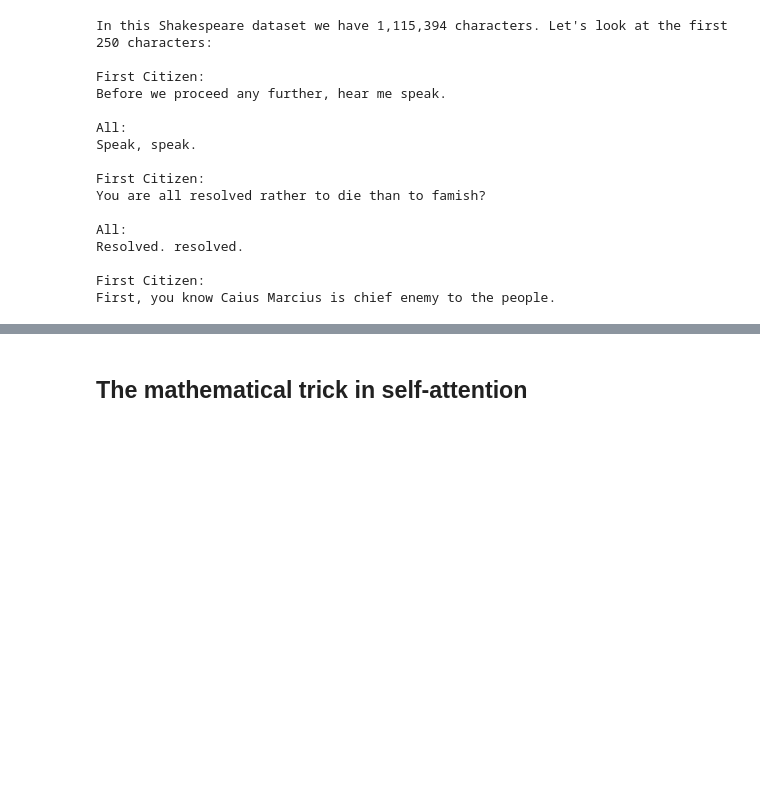
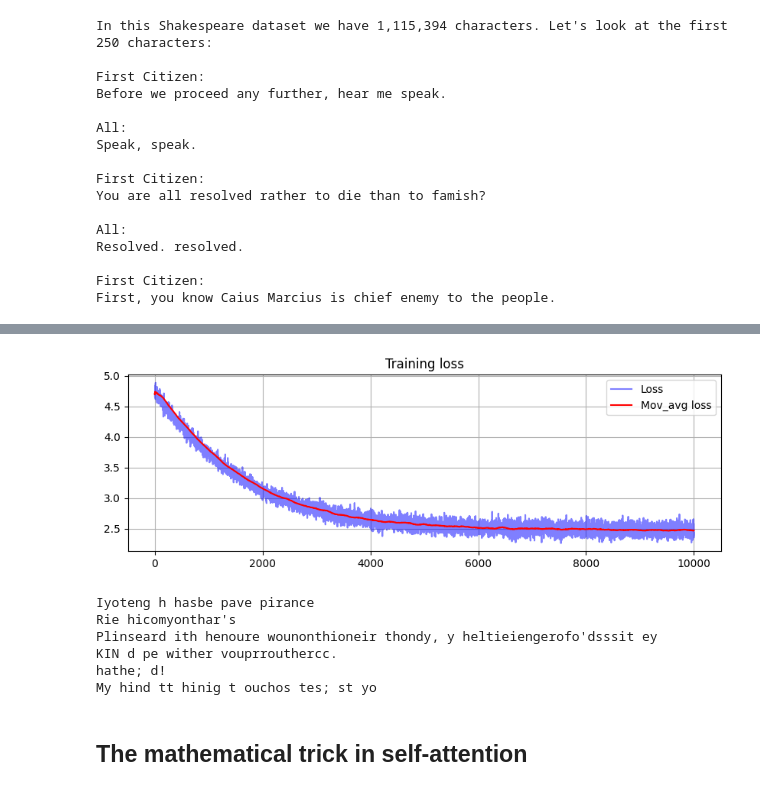
Before and after one commit to NicoJorgensen1/NN_zero_to_hero_Karpathy, a Jupyter notebook: Lectures/L7/L7 - Building GPT from Scratch.ipynb, the cells around one changed output, grey strips where cells are left out. Cells and saved outputs as stored; diff of their text form; code cells hidden in the pictures; blank space fills up the shorter version.

Commit message:
finished the bigram model example

```diff
--- a/Lectures/L7/L7 - Building GPT from Scratch.ipynb
+++ b/Lectures/L7/L7 - Building GPT from Scratch.ipynb
@@ -11,10 +15,12 @@ import capra_standard_functions as csf
 # We always start with a dataset to train on. Let's download the tiny shakespeare dataset
 url = "https://raw.githubusercontent.com/karpathy/char-rnn/master/data/tinyshakespeare/input.txt"
 save_dir = "/home/nico/NN_zero_to_hero/Lectures/L7"
-urllib.request.urlretrieve(url, os.path.join(save_dir, os.path.basename(url)));
+full_path = os.path.join(save_dir, os.path.basename(url))
+if not os.path.isfile(full_path):
+    _=urllib.request.urlretrieve(url, full_path)
 # %%
 # Read the Shakespeare file
-with open('input.txt', 'r', encoding='utf-8') as f:
+with open(full_path, 'r', encoding='utf-8') as f:
     shakespeare_text = f.read()                                         # Read the file as an entire string
 
 # txt = csf.read_lblfile("input.txt")                       # Read the file as a list
@@ -161,6 +306,10 @@ optimizer = torch.optim.AdamW(m.parameters(), lr=1e-3)
+# %%
+batch_size = 32                             # Initial batch size
+num_iterations = 10000                      # The number of iterations to train for
+loss_list = list()                          # Create a list to store the loss for each iteration
 # %%
-batch_size = 32
-for steps in range(100): # increase number of steps for good results...
+### Define a small training loop, where we train the bigram model
+for steps in range(num_iterations):
 
     # sample a batch of data
     xb, yb = get_batch('train')
@@ -170,5 +319,5 @@ for steps in range(100): # increase number of steps for good results...
     optimizer.zero_grad(set_to_none=True)
     loss.backward()
     optimizer.step()
-
-print(loss.item())
+    loss_list.append(loss.item())
+print(f"After {len(loss_list)} iterations, loss = {loss.item():.5f}")
@@ -177,3 +326,25 @@ print(decode(m.generate(idx = torch.zeros((1, 1), dtype=torch.long), max_new_tok
+# %%
+fig = plt.figure(figsize=(10,3))
+plt.plot(torch.linspace(start=1,end=len(loss_list), steps=len(loss_list)), loss_list, color="blue", alpha=0.5, label="Loss")
+plt.plot(torch.linspace(start=1,end=len(loss_list), steps=len(loss_list)), csf.moving_average(inp_array=loss_list, n=150), color="red", label="Mov_avg loss")
+plt.grid(True)
+plt.legend()
+plt.title("Training loss")
+plt.draw()
+# %% [output]
+[figure, added]
+# %%
+### Sample from the now trained bigram model
+initial_idx = torch.zeros((1,1), dtype=torch.long)                                  # As decode([0])=\n, this seems like a reasonably, fair starting token
+max_tokens = 200                                                                    # The number of new tokens/characters we want to generate from the model
+print(decode(m.generate(idx = initial_idx, max_new_tokens=max_tokens)[0].tolist())) # Print the 100 generated characters from the untrained model
+# %% [output]
+Iyoteng h hasbe pave pirance
+Rie hicomyonthar's
+Plinseard ith henoure wounonthioneir thondy, y heltieiengerofo'dsssit ey
+KIN d pe wither vouprrouthercc.
+hathe; d!
+My hind tt hinig t ouchos tes; st yo
 # %% [markdown]
 ## The mathematical trick in self-attention
 # %%
```
Also changed, not shown: parts of 23 cells of this notebook, 2 other files.
